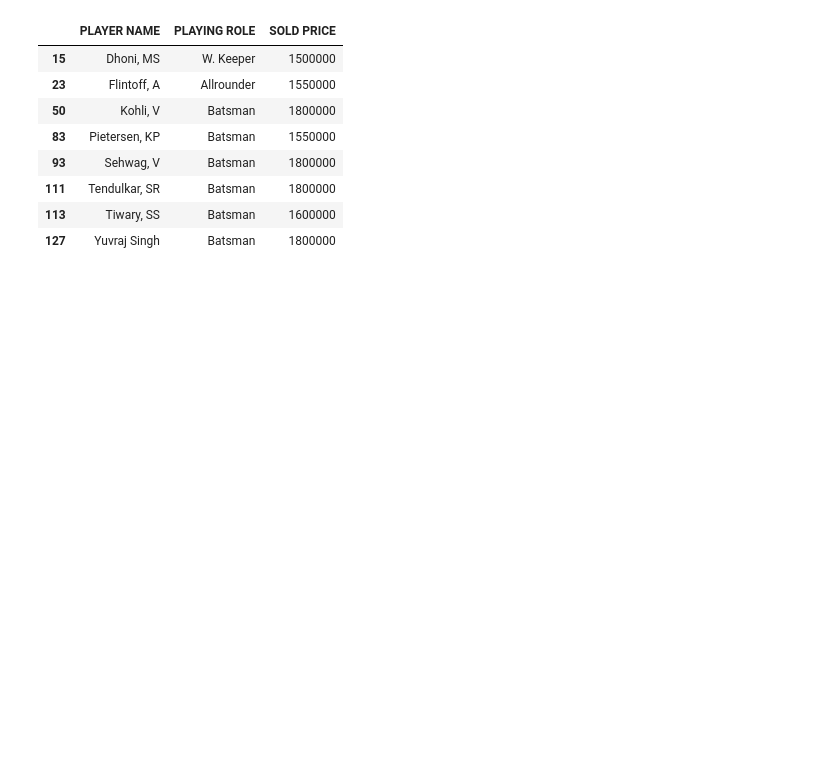
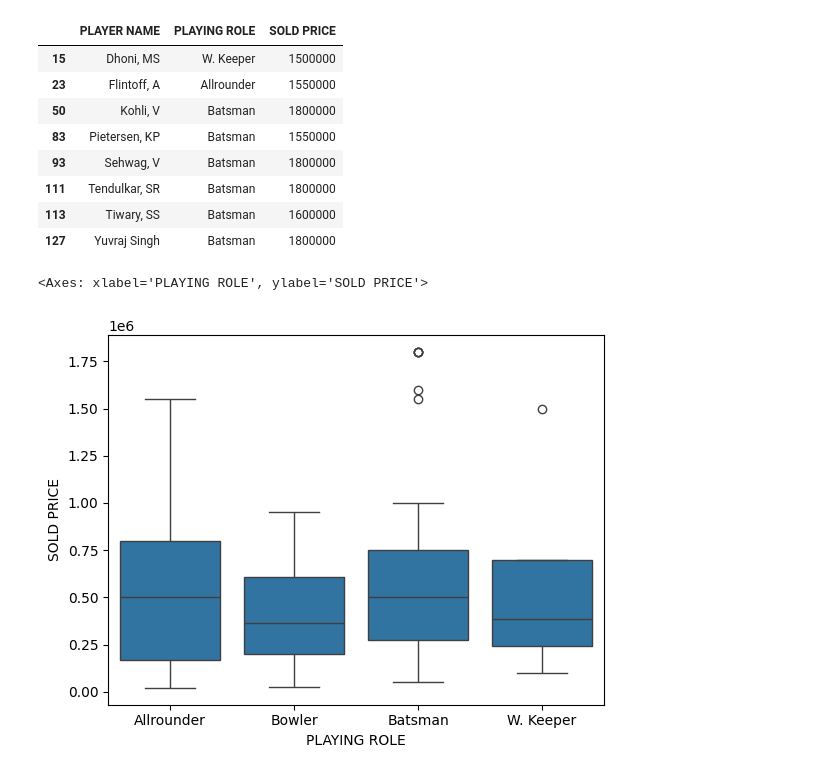
Before and after one commit to aparna-2001/machine_learning_using_python, a Jupyter notebook: Descriptive_analysis_ipl_data.ipynb, the cells around one changed output. Drawn from its saved outputs; the diff is of its cells as text; code cells hidden in the pictures; blank space fills up the shorter version.

Commit message:
box plot, pair plot, correlation matrix, heatmap,

```diff
--- a/Descriptive_analysis_ipl_data.ipynb
+++ b/Descriptive_analysis_ipl_data.ipynb
@@ -300,3 +360,8 @@ ipl_df[ipl_df['SOLD PRICE'] > 1350000 ] [['PLAYER NAME', 'PLAYING ROLE', 'SOLD P
 | 111 | Tendulkar, SR | Batsman | 1800000 |
 | 113 | Tiwary, SS | Batsman | 1600000 |
 | 127 | Yuvraj Singh | Batsman | 1800000 |
+# %%
+sn.boxplot(x = 'PLAYING ROLE', y = 'SOLD PRICE', data = ipl_df)
+# %% [output]
+<Axes: xlabel='PLAYING ROLE', ylabel='SOLD PRICE'>
+[figure, added]
```
Also changed, not shown: parts of 14 cells of this notebook.
